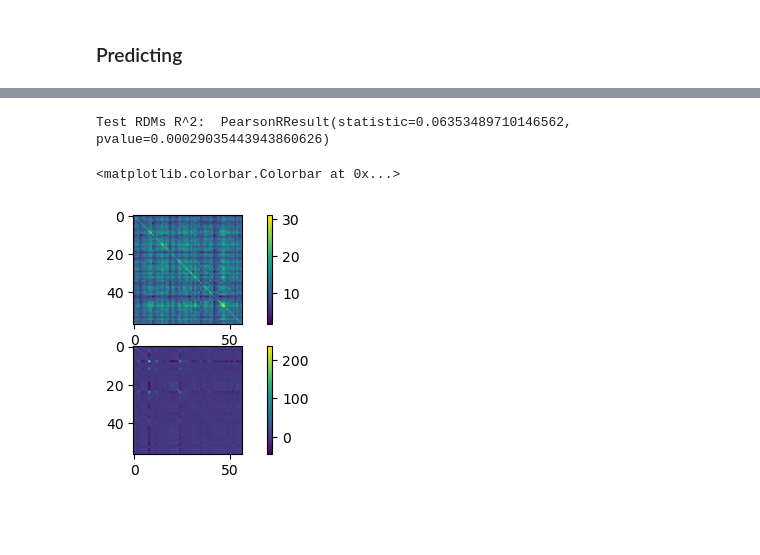
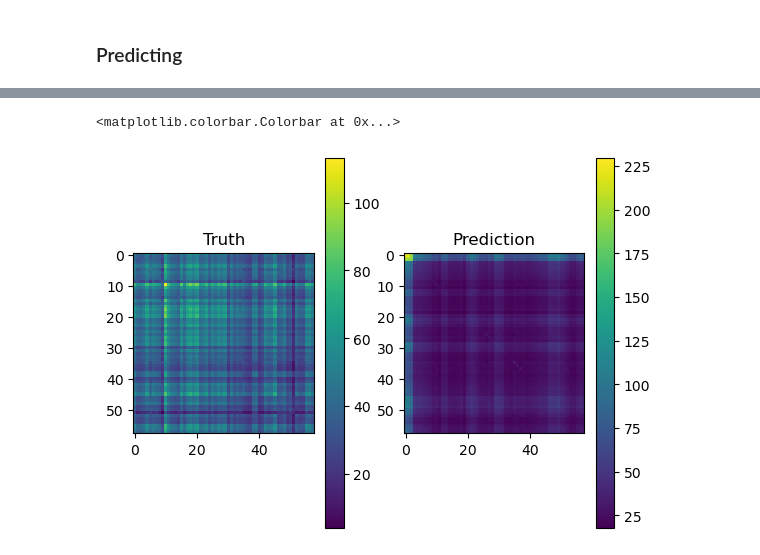
Before and after one commit to halixness/brain-activity-from-lm, a Jupyter notebook: 0_mitchell_study.ipynb, the cells around one changed output, grey strips where cells are left out. Drawn from its saved outputs; the diff is of its cells as text; code cells hidden in the pictures; blank space fills up the shorter version.

```diff
--- a/0_mitchell_study.ipynb
+++ b/0_mitchell_study.ipynb
@@ -82,17 +124,19 @@ from tqdm import tqdm
 # Building train set
 X = []
 Y = []
+
 for word in tqdm(semantic_features.keys()):
-    if word in fmriData.keys():
+    if word in filteredfMRIData.keys():
         X.append(semantic_features[word]["values"])
-        Y.append(fmriData[word]["activations"])
-
-# Fetch fMRI activations from the dataset
-X = np.array(X)
-Y = np.array(Y)
+        Y.append(filteredfMRIData[word])
 # %%
-X_train, X_test, y_train, y_test = train_test_split(
-    X, Y, test_size=0.03, random_state=42)
+# Fetch fMRI activations from the dataset
+X = np.array(X)
+Y = np.array(Y)
+
+#X_train, X_test, y_train, y_test = train_test_split(X, Y, test_size=0.02, random_state=42)
+X_train, X_test, y_train, y_test = X[:TRAIN_SIZE], X[TRAIN_SIZE:], Y[:TRAIN_SIZE], Y[TRAIN_SIZE:]
+
 
 print(X_train.shape, X_test.shape)
 print(y_train.shape, y_test.shape)
@@ -102,9 +146,6 @@ print(y_train.shape, y_test.shape)
 # %%
-from sklearn.linear_model import LinearRegression
-from sklearn.neural_network import MLPRegressor
-
 # make_pipeline(StandardScaler(with_mean=False), LinearRegression())
-predictors = [LinearRegression() for i in range(voxels)]
+predictors = [make_pipeline(StandardScaler(with_mean=False), LinearRegression()) for i in range(K)]
 scores = []
 
 # One predictor per voxel
@@ -128,37 +183,38 @@ min              max             mean
 # %%
 from scipy.stats import pearsonr
-import matplotlib.pyplot as plt
 
+K = 20
+ind = np.argpartition(scores, -K)[-K:]
+
+# According to the last subject
 def best_K_predict(X, indices, predictors):
     predictors = [predictors[idx] for idx in indices]
     y_hat = np.array([predictor.predict(X) for predictor in predictors]) # voxels, sample
     return y_hat.reshape(y_hat.shape[1], y_hat.shape[0]) # sample, voxels
-
 
 y_hat = best_K_predict(X_train, ind, predictors)
 y = y_train[:, ind]
 
 RDM_hat = np.matmul(y_hat, np.matrix.transpose(y_hat))
 # RDM_hat = (RDM_hat - RDM_hat.min()) / (RDM_hat.max() - RDM_hat.min())
 
 RDM = np.matmul(y, np.matrix.transpose(y))
 # RDM = (RDM - RDM.min()) / (RDM.max() - RDM.min())
 
 test_pearson = pearsonr(
     RDM_hat.flatten(),
     RDM.flatten()
 )
 
-print(f"Test RDMs R^2:\t{test_pearson}")
-
-plt.subplot(311)
+plt.subplot(121)
+plt.title("Truth")
 plt.imshow(RDM)
 plt.colorbar()
 
-plt.subplot(312)
+plt.subplot(122)
+plt.title("Prediction")
 plt.imshow(RDM_hat)
 plt.colorbar()
 # %% [output]
-Test RDMs R^2:  PearsonRResult(statistic=0.06353489710146562, pvalue=0.00029035443943860626)
+<matplotlib.colorbar.Colorbar at 0x...>
-<matplotlib.colorbar.Colorbar at 0x...>
-[figure, old version]
+[figure, new version]
```
Also changed, not shown: parts of 12 cells of this notebook, 2 other files.
